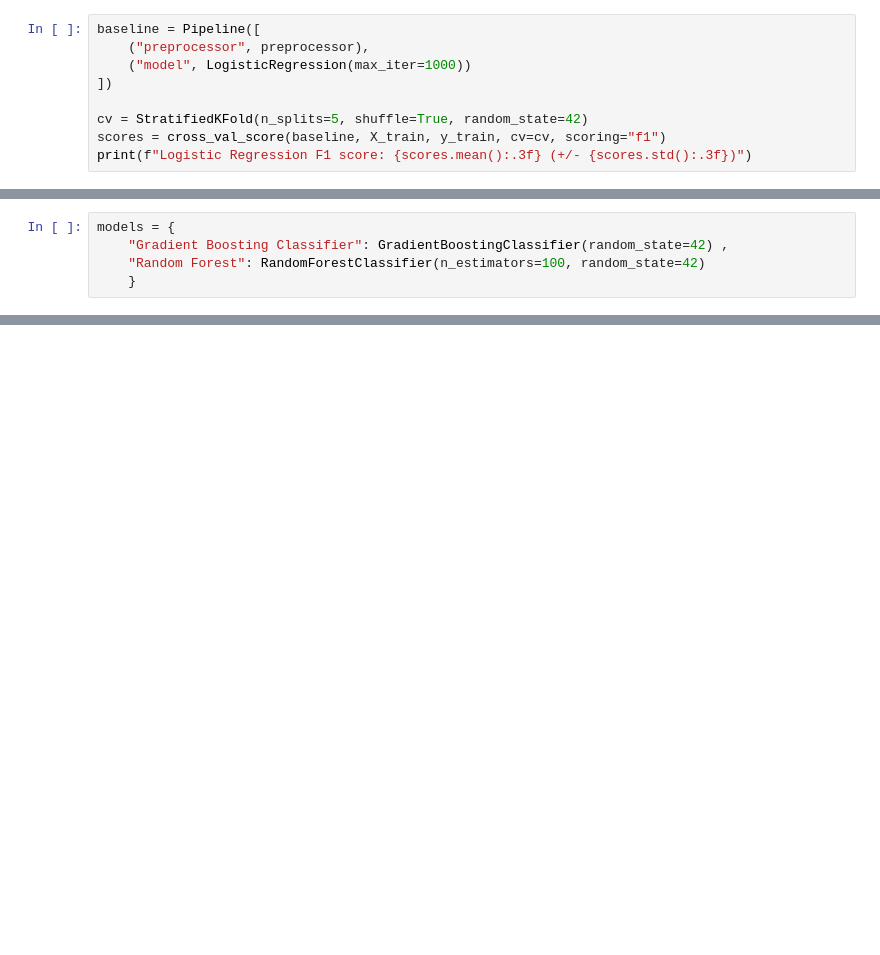
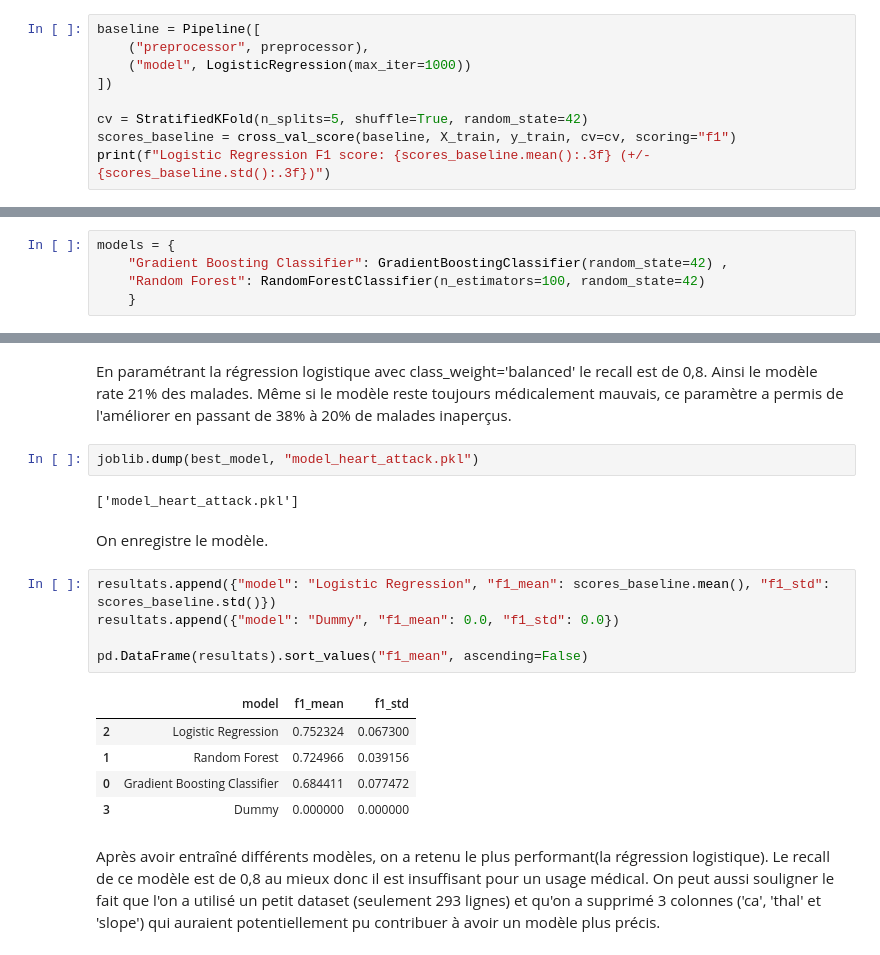
Before and after one commit to jessim29/ml-project-heart-attack-prediction, a Jupyter notebook: project-heart-attack-prediction.ipynb, the cells around one changed output, grey strips where cells are left out. Drawn from its saved outputs; the diff is of its cells as text; blank space fills up the shorter version.

```diff
--- a/project-heart-attack-prediction.ipynb
+++ b/project-heart-attack-prediction.ipynb
@@ -198,6 +237,6 @@ baseline = Pipeline([
 ])
 
 cv = StratifiedKFold(n_splits=5, shuffle=True, random_state=42)
-scores = cross_val_score(baseline, X_train, y_train, cv=cv, scoring="f1")
-print(f"Logistic Regression F1 score: {scores.mean():.3f} (+/- {scores.std():.3f})")
+scores_baseline = cross_val_score(baseline, X_train, y_train, cv=cv, scoring="f1")
+print(f"Logistic Regression F1 score: {scores_baseline.mean():.3f} (+/- {scores_baseline.std():.3f})")
 # %% [output]
@@ -280,0 +358,21 @@ weighted avg       0.79      0.80      0.79        59
+# %% [markdown]
+En paramétrant la régression logistique avec class_weight='balanced' le recall est de 0,8. Ainsi le modèle rate 21% des malades. Même si le modèle reste toujours médicalement mauvais, ce paramètre a permis de l'améliorer en passant de 38% à 20% de malades inaperçus.
+# %%
+joblib.dump(best_model, "model_heart_attack.pkl")
+# %% [output]
+['model_heart_attack.pkl']
+# %% [markdown]
+On enregistre le modèle.
+# %%
+resultats.append({"model": "Logistic Regression", "f1_mean": scores_baseline.mean(), "f1_std": scores_baseline.std()})
+resultats.append({"model": "Dummy", "f1_mean": 0.0, "f1_std": 0.0})
+
+pd.DataFrame(resultats).sort_values("f1_mean", ascending=False)
+# %% [output]
+|  | model | f1_mean | f1_std |
+| 2 | Logistic Regression | 0.752324 | 0.067300 |
+| 1 | Random Forest | 0.724966 | 0.039156 |
+| 0 | Gradient Boosting Classifier | 0.684411 | 0.077472 |
+| 3 | Dummy | 0.000000 | 0.000000 |
+# %% [markdown]
+Après avoir entraîné différents modèles, on a retenu le plus performant(la régression logistique). Le recall de ce modèle est de 0,8 au mieux donc il est insuffisant pour un usage médical. On peut aussi souligner le fait que l'on a utilisé un petit dataset (seulement 293 lignes) et qu'on a supprimé 3 colonnes ('ca', 'thal' et 'slope') qui auraient potentiellement pu contribuer à avoir un modèle plus précis.
```
Also changed, not shown: parts of 33 cells of this notebook.
